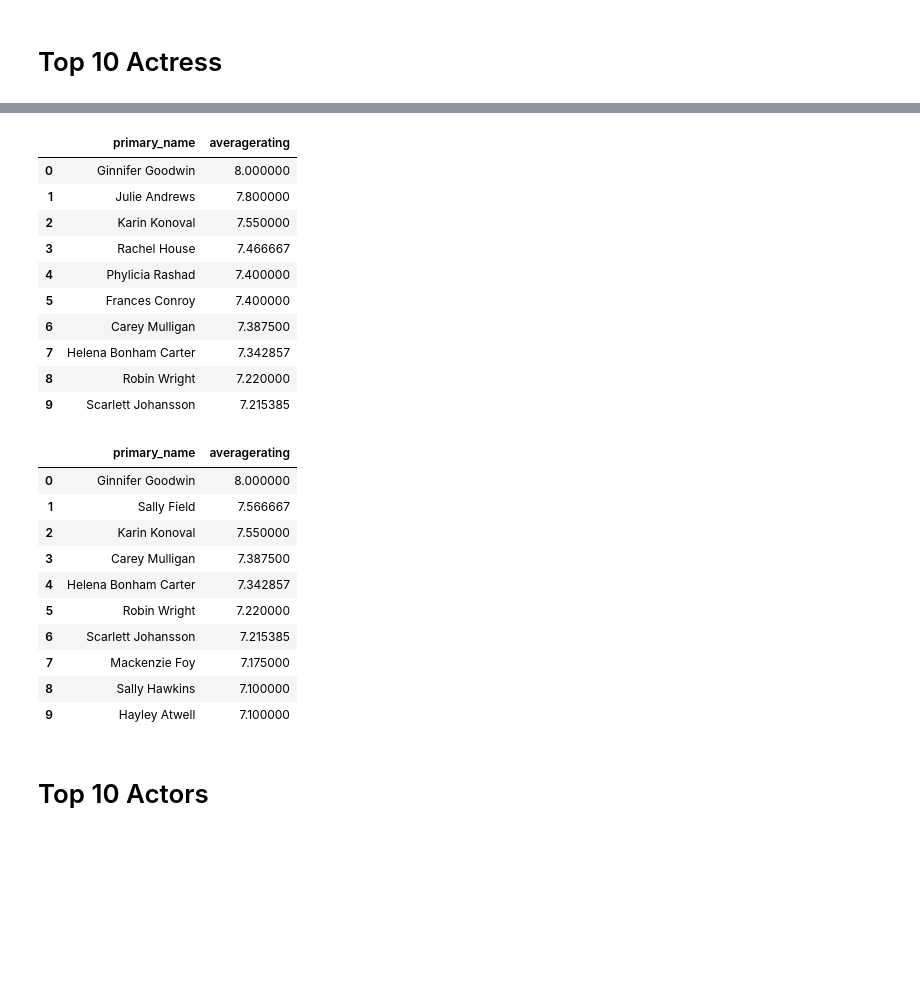
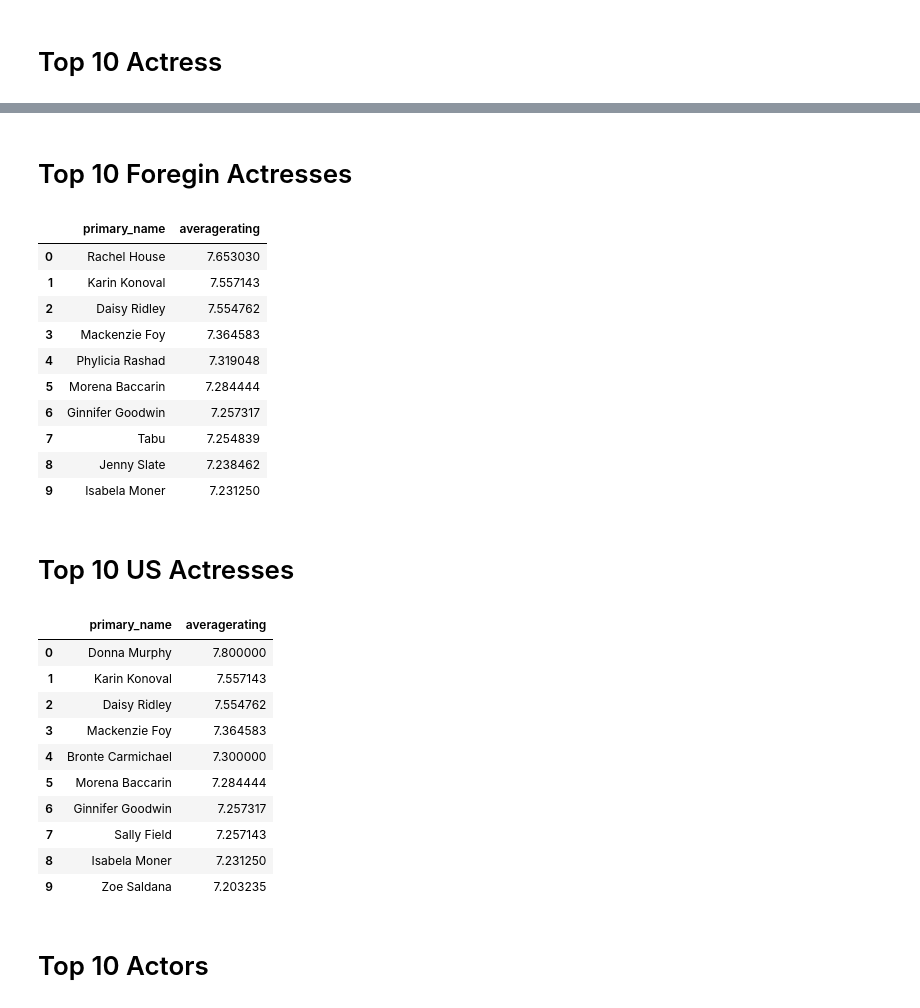
Before and after one commit to kyledufrane/Microsoft_Movie_Analysis, a Jupyter notebook: working_notebooks/updated_imdb.ipynb, the cells around one changed output, grey strips where cells are left out. Drawn from its saved outputs; the diff is of its cells as text; code cells hidden in the pictures; blank space fills up the shorter version.

```diff
--- a/working_notebooks/updated_imdb.ipynb
+++ b/working_notebooks/updated_imdb.ipynb
@@ -882,71 +953,89 @@ top_10_actress
+# %% [markdown]
+# Top 10 Foregin Actresses
 # %%
 #All foreign actresses appearing in original title movies with a total number of votes greater than 30000
 all_actress_foreign = final_merge[(final_merge['category'] == 'actress') &\
                           (final_merge['numvotes'] >= 30000)&\
                           (final_merge['region'] != 'US')&\
                           (final_merge['start_year'] >= 2010)]
+
+#Dropping duplicate tconst values
+the_actress_name_no_duplicates_foreign = all_actress_foreign.drop_duplicates(subset = 'tconst')
+
 #Total foreign actress based on above filter by value count
 all_actress_name_foreign = all_actress_foreign['primary_name'].value_counts()
+
 #Filtering foreign actress names that appear more than 50 times (mean = 54.64411764705882)
 all_actress_name_greater_3_foreign = all_actress_name_foreign.values >= 50
+
 #Filtered foreign names list vs greater than 3 list
 the_actress_name_foreign = all_actress_name_foreign[all_actress_name_greater_3_foreign]
+
 #Filtering top foreign actress by name against the overall data set
 top_actress_foreign = final_merge[(final_merge['primary_name'].isin(the_actress_name_foreign.index))]
-#Dropping duplicate tconst values
-the_actress_name_no_duplicates_foreign = top_actress_foreign.drop_duplicates(subset = 'tconst')
+
 #Creating dataframe to show top 10 foreign actresses
-top_10_actress_foreign = pd.DataFrame(the_actress_name_no_duplicates_foreign.groupby('primary_name')\
+top_10_actress_foreign = pd.DataFrame(top_actress_foreign.groupby('primary_name')\
                                     ['averagerating'].mean().sort_values(ascending = False)[:10])
 
+#Resetting the index
 top_10_actress_foreign = top_10_actress_foreign.reset_index()
 top_10_actress_foreign
 # %% [output]
 |  | primary_name | averagerating |
-| 0 | Ginnifer Goodwin | 8.000000 |
-| 1 | Julie Andrews | 7.800000 |
-| 2 | Karin Konoval | 7.550000 |
-| 3 | Rachel House | 7.466667 |
-| 4 | Phylicia Rashad | 7.400000 |
-| 5 | Frances Conroy | 7.400000 |
-| 6 | Carey Mulligan | 7.387500 |
-| 7 | Helena Bonham Carter | 7.342857 |
-| 8 | Robin Wright | 7.220000 |
-| 9 | Scarlett Johansson | 7.215385 |
+| 0 | Rachel House | 7.653030 |
+| 1 | Karin Konoval | 7.557143 |
+| 2 | Daisy Ridley | 7.554762 |
+| 3 | Mackenzie Foy | 7.364583 |
+| 4 | Phylicia Rashad | 7.319048 |
+| 5 | Morena Baccarin | 7.284444 |
+| 6 | Ginnifer Goodwin | 7.257317 |
+| 7 | Tabu | 7.254839 |
+| 8 | Jenny Slate | 7.238462 |
+| 9 | Isabela Moner | 7.231250 |
+# %% [markdown]
+# Top 10 US Actresses
 # %%
 #All US actresses appearing in original title movies with a total number of votes greater than 30000
 all_actress_us = final_merge[(final_merge['category'] == 'actress') &\
                           (final_merge['numvotes'] >= 30000)&\
                           (final_merge['region'] == 'US')&\
                           (final_merge['start_year'] >= 2010)]
+
+#Dropping duplicate tconst values
+the_actress_name_no_duplicates_us = all_actress_us.drop_duplicates(subset = 'tconst')
+
 #Total US actress based on above filter by value count
 all_actress_name_us = all_actress_us['primary_name'].value_counts()
+
 #Filtering US actress names that appear more than 3 times (mean = 3.3073446327683618)
 all_actress_name_greater_3_us = all_actress_name_us.values >= 3
+
 #Filtered US names list vs greater than 3 list
 the_actress_name_us = all_actress_name_us[all_actress_name_greater_3_us]
+
 #Filtering top US actress by name against the overall data set
 top_actress_us = final_merge[(final_merge['primary_name'].isin(the_actress_name_us.index))]
-#Dropping duplicate tconst values
-the_actress_name_no_duplicates_us = top_actress_us.drop_duplicates(subset = 'tconst')
+
 #Creating dataframe to show top 10 US actresses
-top_10_actress_us = pd.DataFrame(the_actress_name_no_duplicates_us.groupby('primary_name')\
+top_10_actress_us = pd.DataFrame(top_actress_us.groupby('primary_name')\
                                     ['averagerating'].mean().sort_values(ascending = False)[:10])
 
+#Resetting the index
 top_10_actress_us = top_10_actress_us.reset_index()
 top_10_actress_us
 # %% [output]
 |  | primary_name | averagerating |
-| 0 | Ginnifer Goodwin | 8.000000 |
-| 1 | Sally Field | 7.566667 |
-| 2 | Karin Konoval | 7.550000 |
-| 3 | Carey Mulligan | 7.387500 |
-| 4 | Helena Bonham Carter | 7.342857 |
-| 5 | Robin Wright | 7.220000 |
-| 6 | Scarlett Johansson | 7.215385 |
-| 7 | Mackenzie Foy | 7.175000 |
-| 8 | Sally Hawkins | 7.100000 |
-| 9 | Hayley Atwell | 7.100000 |
+| 0 | Donna Murphy | 7.800000 |
+| 1 | Karin Konoval | 7.557143 |
+| 2 | Daisy Ridley | 7.554762 |
+| 3 | Mackenzie Foy | 7.364583 |
+| 4 | Bronte Carmichael | 7.300000 |
+| 5 | Morena Baccarin | 7.284444 |
+| 6 | Ginnifer Goodwin | 7.257317 |
+| 7 | Sally Field | 7.257143 |
+| 8 | Isabela Moner | 7.231250 |
+| 9 | Zoe Saldana | 7.203235 |
 # %% [markdown]
 # Top 10 Actors
 # %%
```
Also changed, not shown: parts of 22 cells of this notebook, 1 other file.
